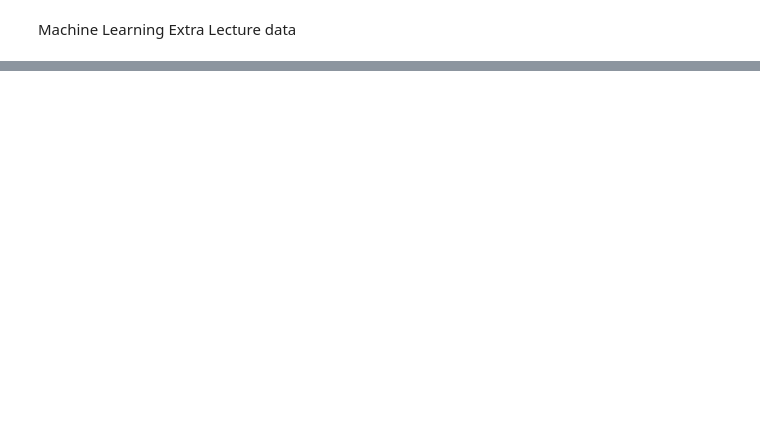
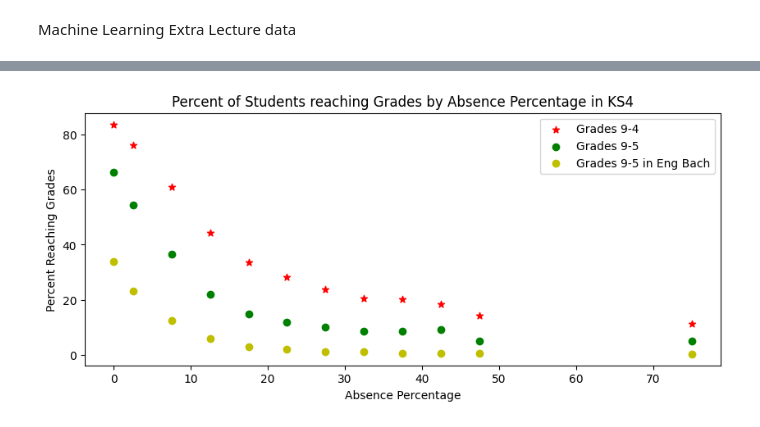
Before and after one commit to Bartsimho/MachineLearning, a Jupyter notebook: ExtraLecture/Analysis.ipynb, the cells around one changed output, grey strips where cells are left out. Saved outputs shown, nothing was run; the diff lists cells and outputs as text; code cells hidden in the pictures; blank space fills up the shorter version.

```diff
--- a/ExtraLecture/Analysis.ipynb
+++ b/ExtraLecture/Analysis.ipynb
@@ -21,0 +26,24 @@ plt.show()
+# %%
+import pandas as pd
+import matplotlib.pyplot as plt
+import numpy as np
+from sklearn.preprocessing import PolynomialFeatures
+from sklearn.linear_model import LinearRegression
+
+df=pd.read_csv('data/key_stage_4_ud_percentage_point_absence_attainment.csv')
+df=df.drop(df[df.overall_absence_percent_groups == "Total"].index)
+df=df.drop(df[df.total_number_of_pupils_at_the_end_of_key_stage_4 < 100].index)
+
+midpoints = pd.Series([0, 2.5, 7.5, 12.5, 17.5, 22.5, 27.5, 32.5, 37.5, 42.5, 47.5, 75])
+
+plt.figure(1, figsize=(10,4))
+plt.scatter(midpoints, df['percentage_of_pupils_who_achieved_grades_9_to_4_in_English_and_maths'], marker='*', c='r', label='Grades 9-4')
+plt.scatter(midpoints, df['percentage_of_pupils_who_achieved_grades_9_to_5_in_English_and_maths'], c='g', label='Grades 9-5')
+plt.scatter(midpoints, df['percentage_of_pupils_who_achieved_all_components_of_the_English_Baccalaureate_grades_9_to_5'], c='y', label='Grades 9-5 in Eng Bach')
+plt.title("Percent of Students reaching Grades by Absence Percentage in KS4")
+plt.xlabel("Absence Percentage")
+plt.ylabel("Percent Reaching Grades")
+plt.legend()
+plt.show()
+# %% [output]
+[figure, added]
```
Also changed, not shown: parts of 1 cell of this notebook.
